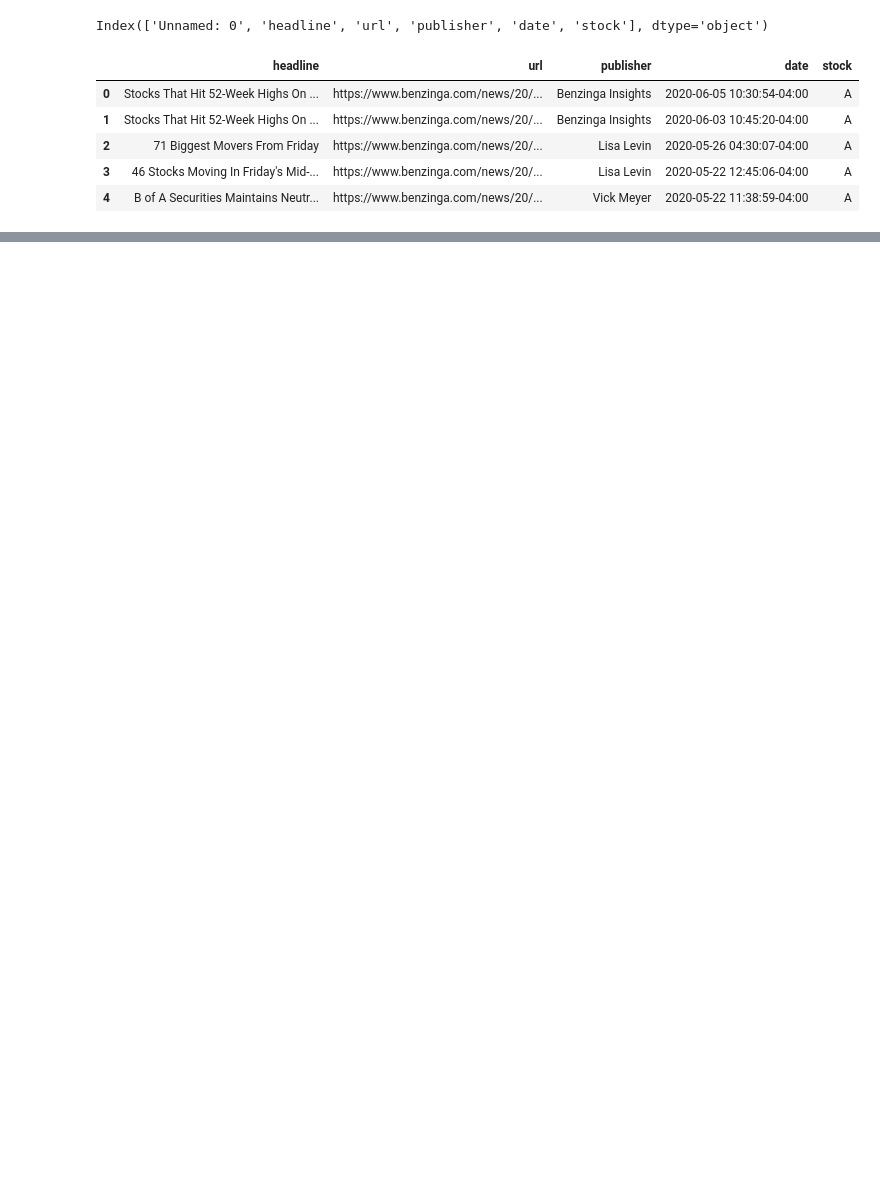
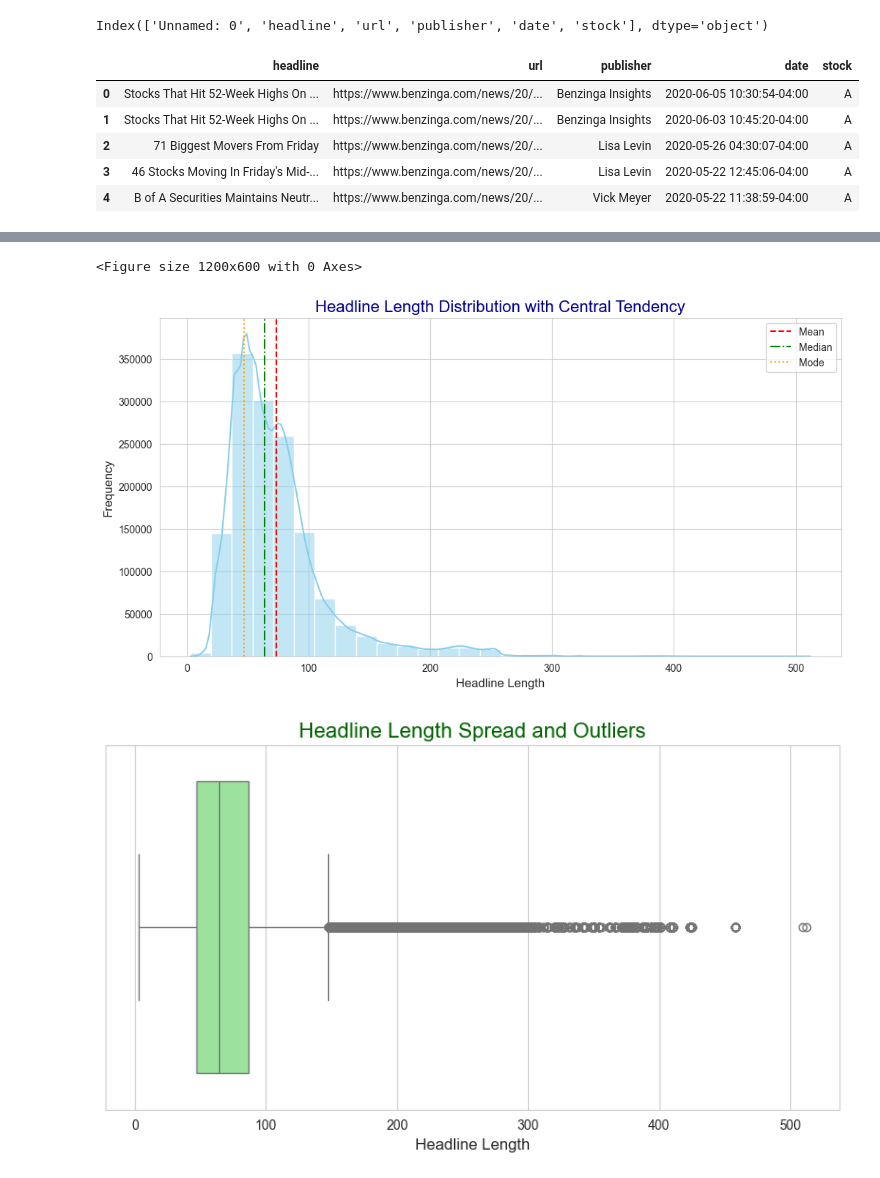
Before and after one commit to Wakgari-Eshetu/weekone, a Jupyter notebook: notebooks/chekc.ipynb, the cells around one changed output, grey strips where cells are left out. Cells and saved outputs as stored; diff of their text form; code cells hidden in the pictures; blank space fills up the shorter version.

Commit message:
1.discriptive statistics done using different method

```diff
--- a/notebooks/chekc.ipynb
+++ b/notebooks/chekc.ipynb
@@ -34,6 +39,5 @@ memory usage: 53.7+ MB
 # %%
 df.columns # checking the  columns we have on the dataset
-df= df.drop(columns=["Unnamed: 0"])
 # %% [output]
 Index(['Unnamed: 0', 'headline', 'url', 'publisher', 'date', 'stock'], dtype='object')
 # %%
@@ -47,3 +51,13 @@ df.head()
 | 2 | 71 Biggest Movers From Friday | https://www.benzinga.com/news/20/... | Lisa Levin | 2020-05-26 04:30:07-04:00 | A |
 | 3 | 46 Stocks Moving In Friday's Mid-... | https://www.benzinga.com/news/20/... | Lisa Levin | 2020-05-22 12:45:06-04:00 | A |
 | 4 | B of A Securities Maintains Neutr... | https://www.benzinga.com/news/20/... | Vick Meyer | 2020-05-22 11:38:59-04:00 | A |
+# %%
+#1.desciptive statistics: there are various statistical measures
+# we can use to summarize and describe the main features of a dataset.
+# These include measures of central tendency (mean, median, mode),
+# measures of dispersion (range, variance, standard deviation),
+# measures of shape (skewness, kurtosis).
+
+#1.1 Analysing headline lengths
+df['headline_length'] = df['headline'].apply(len)
+print(df['headline_length'].describe())
@@ -49,0 +112,38 @@ df.head()
+# %%
+# lets visualize the distribution of headline lengths
+
+# Set seaborn style for colorful plots
+sns.set_style("whitegrid")
+plt.figure(figsize=(12,6))
+
+
+plt.figure(figsize=(12,6))
+sns.histplot(df['headline_length'], bins=30, kde=True, color='skyblue')
+
+# Add lines for mean, median, mode
+plt.axvline(df['headline_length'].mean(), color='red', linestyle='--', label='Mean')
+plt.axvline(df['headline_length'].median(), color='green', linestyle='-.', label='Median')
+plt.axvline(df['headline_length'].mode()[0], color='orange', linestyle=':', label='Mode')
+
+plt.title("Headline Length Distribution with Central Tendency", fontsize=16, color='darkblue')
+plt.xlabel("Headline Length", fontsize=12)
+plt.ylabel("Frequency", fontsize=12)
+plt.legend()
+plt.show()
+
+
+plt.figure(figsize=(10,5))
+sns.boxplot(x=df['headline_length'], color='lightgreen')
+plt.title("Headline Length Spread and Outliers", fontsize=16, color='darkgreen')
+plt.xlabel("Headline Length", fontsize=12)
+plt.show()
+
+# Violin plot for distribution shape
+plt.figure(figsize=(10,5))
+sns.violinplot(x=df['headline_length'], color='salmon')
+plt.title("Headline Length Distribution Shape", fontsize=16, color='darkred')
+plt.show()
+# %% [output]
+<Figure size 1200x600 with 0 Axes>
+[figure, added]
+[figure, added]
```
Also changed, not shown: parts of 9 cells of this notebook.
